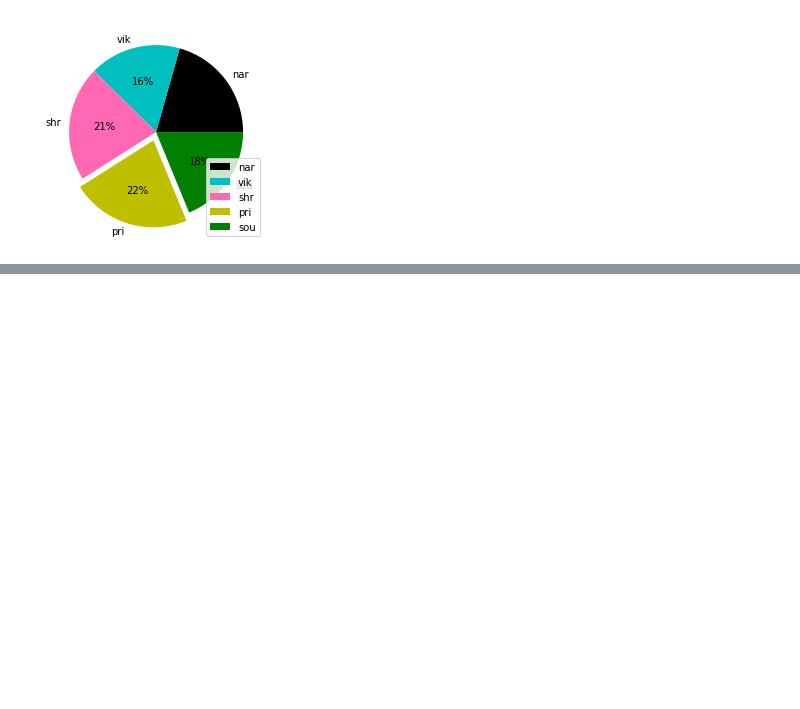
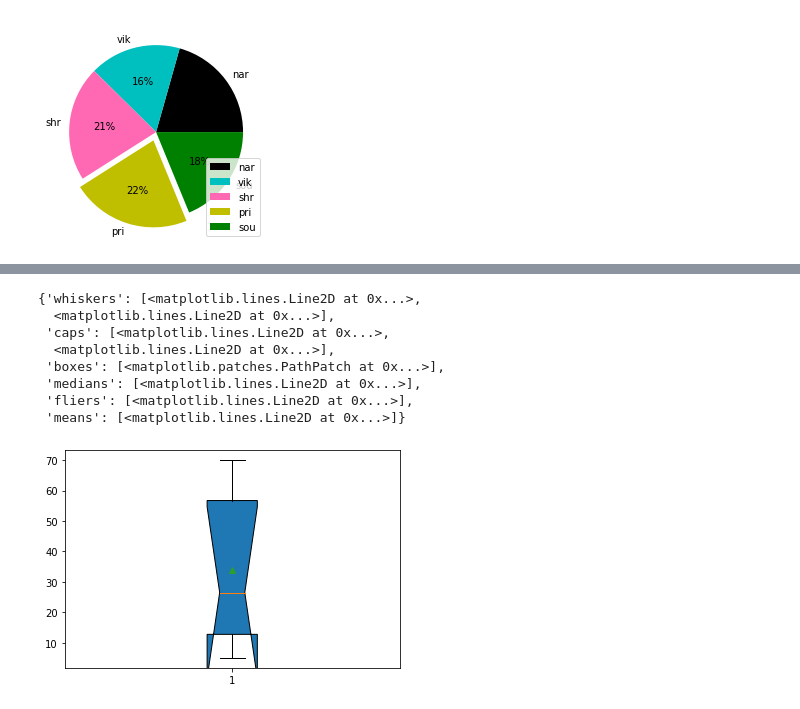
Before and after one commit to ShrutiSinh/Data-Science, a Jupyter notebook: MATPLOTLIB/Matplt_lib.ipynb, the cells around one changed output, grey strips where cells are left out. Saved outputs shown, nothing was run; the diff lists cells and outputs as text; code cells hidden in the pictures; blank space fills up the shorter version.

```diff
--- a/MATPLOTLIB/Matplt_lib.ipynb
+++ b/MATPLOTLIB/Matplt_lib.ipynb
@@ -368,0 +410,14 @@ plt.savefig('a.jpg')
+# %%
+ar=[5,10,21,32,65,70]
+ar1=ar*5
+plt.boxplot(ar,ar1,showmeans='true',showbox='false',patch_artist='true')
+# %% [output]
+{'whiskers': [<matplotlib.lines.Line2D at 0x...>,
+  <matplotlib.lines.Line2D at 0x...>],
+ 'caps': [<matplotlib.lines.Line2D at 0x...>,
+  <matplotlib.lines.Line2D at 0x...>],
+ 'boxes': [<matplotlib.patches.PathPatch at 0x...>],
+ 'medians': [<matplotlib.lines.Line2D at 0x...>],
+ 'fliers': [<matplotlib.lines.Line2D at 0x...>],
+ 'means': [<matplotlib.lines.Line2D at 0x...>]}
+[figure, added]
```
Also changed, not shown: parts of 5 cells of this notebook.
